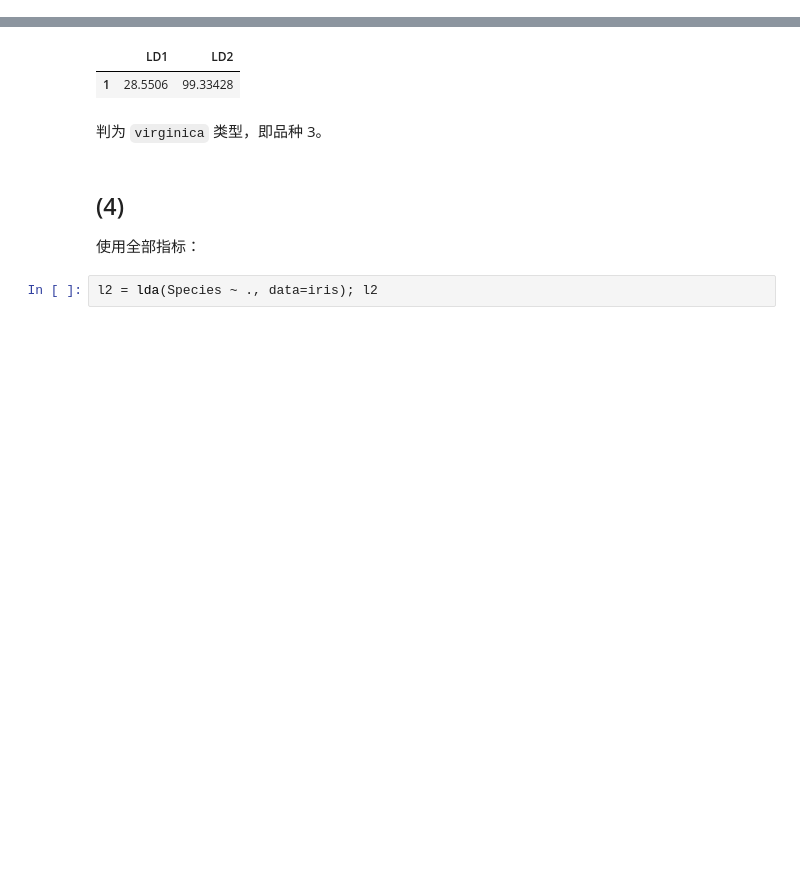
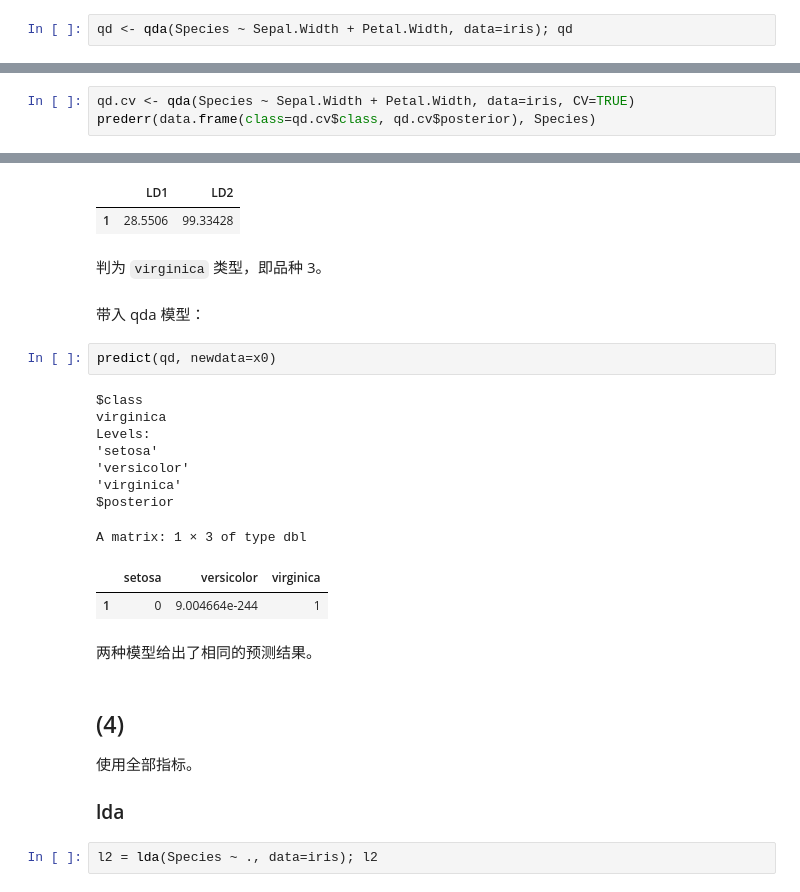
Before and after one commit to cdfmlr/daex, a Jupyter notebook: c5/ex_5_5.ipynb, the cells around one changed output, grey strips where cells are left out. Saved outputs shown, nothing was run; the diff lists cells and outputs as text; blank space fills up the shorter version.

```diff
--- a/c5/ex_5_5.ipynb
+++ b/c5/ex_5_5.ipynb
@@ -148,0 +186,2 @@ $err.ratio
+# %%
+qd <- qda(Species ~ Sepal.Width + Petal.Width, data=iris); qd
@@ -148,0 +228,3 @@ $err.ratio
+# %%
+qd.cv <- qda(Species ~ Sepal.Width + Petal.Width, data=iris, CV=TRUE)
+prederr(data.frame(class=qd.cv$class, qd.cv$posterior), Species)
@@ -176,10 +283,29 @@ A matrix: 1 × 2 of type dbl
 | 1 | 28.5506 | 99.33428 |
 # %% [markdown]
 判为 `virginica` 类型，即品种 3。
+# %% [markdown]
+带入 qda 模型：
+# %%
+predict(qd, newdata=x0)
+# %% [output]
+$class
+virginica
+Levels:
+'setosa'
+'versicolor'
+'virginica'
+$posterior
+A matrix: 1 × 3 of type dbl
+|  | setosa | versicolor | virginica |
+| 1 | 0 | 9.004664e-244 | 1 |
+# %% [markdown]
+两种模型给出了相同的预测结果。
 # %% [markdown]
 ## (4)
 
-使用全部指标：
+使用全部指标。
+
+### lda
 # %%
 l2 = lda(Species ~ ., data=iris); l2
 # %% [output]
```
Also changed, not shown: parts of 28 cells of this notebook, 1 other file.
